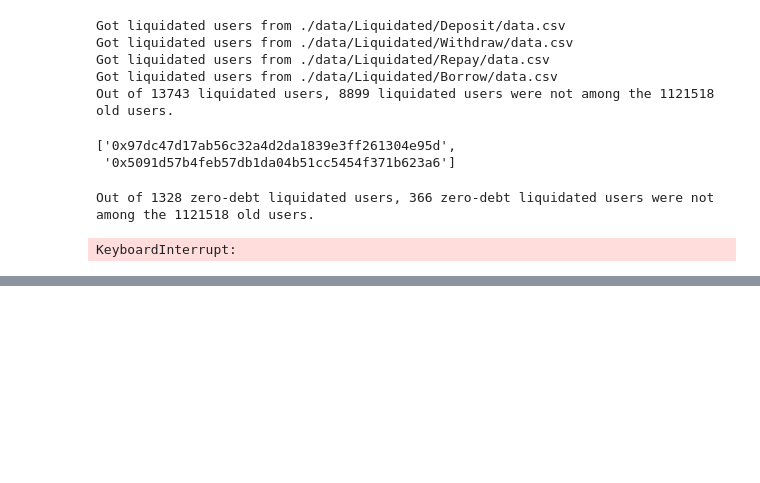
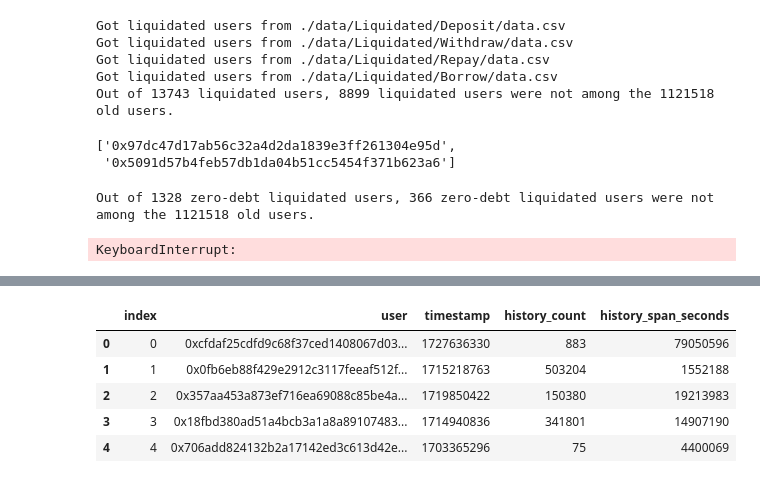
Before and after one commit to brains-group/Aave-Action-Recommender, a Jupyter notebook: test.ipynb, the cells around one changed output, grey strips where cells are left out. Cells and saved outputs as stored; diff of their text form; code cells hidden in the pictures; blank space fills up the shorter version.

```diff
--- a/test.ipynb
+++ b/test.ipynb
@@ -262,0 +342,61 @@ KeyboardInterrupt:
+# %%
+from actionAgentTraining import get_user_history
+import pandas as pd
+import os
+from tqdm import tqdm
+
+def compute_history_lengths(train_csv_path=os.path.join('cache', 'train_set.csv'), save_to=None, max_rows=None, show_progress=True):
+    """Compute, for every transaction in `train_set.csv`, how long the user's
+    transaction history is up to that transaction timestamp. Returns a DataFrame with:
+      - user, timestamp, history_count, history_span_seconds
+    Parameters:
+      - train_csv_path: path to CSV of training transactions (default 'cache/train_set.csv')
+      - save_to: optional path to save the output CSV
+      - max_rows: optional int to limit processing for quick checks
+      - show_progress: print progress while iterating
+    """
+    df = pd.read_csv(train_csv_path)
+    if max_rows is not None:
+        df = df.head(max_rows)
+
+    rows = []
+    total = len(df)
+    for i, row in tqdm(df.iterrows(), total=total, disable=not show_progress):
+        user = row.get('user') if 'user' in row.index else row.get('User')
+        ts = int(row.get('timestamp') if 'timestamp' in row.index else row.get('Timestamp'))
+        try:
+            hist = get_user_history(user, ts)
+        except Exception as e:
+            hist = None
+        count = 0
+        span = 0
+        if isinstance(hist, pd.DataFrame) and not hist.empty:
+            count = len(hist)
+            if 'timestamp' in hist.columns:
+                try:
+                    earliest = int(hist['timestamp'].min())
+                    span = ts - earliest
+                except Exception:
+                    span = None
+            else:
+                span = None
+        rows.append({'index': i, 'user': user, 'timestamp': ts, 'history_count': count, 'history_span_seconds': span})
+        # if show_progress and (i % 1000 == 0):
+        #     print(f'Processed {i+1}/{total} transactions')
+
+    res = pd.DataFrame(rows)
+    if save_to is not None:
+        res.to_csv(save_to, index=False)
+    return res
+
+# Example: run over full train set and save summary to cache/history_lengths.csv
+# Uncomment to execute:
+out = compute_history_lengths()
+out.head()
+# %% [output]
+|  | index | user | timestamp | history_count | history_span_seconds |
+| 0 | 0 | 0xcfdaf25cdfd9c68f37ced1408067d03... | 1727636330 | 883 | 79050596 |
+| 1 | 1 | 0x0fb6eb88f429e2912c3117feeaf512f... | 1715218763 | 503204 | 1552188 |
+| 2 | 2 | 0x357aa453a873ef716ea69088c85be4a... | 1719850422 | 150380 | 19213983 |
+| 3 | 3 | 0x18fbd380ad51a4bcb3a1a8a89107483... | 1714940836 | 341801 | 14907190 |
+| 4 | 4 | 0x706add824132b2a17142ed3c613d42e... | 1703365296 | 75 | 4400069 |
```
Also changed, not shown: parts of 4 cells of this notebook, 4 other files.
